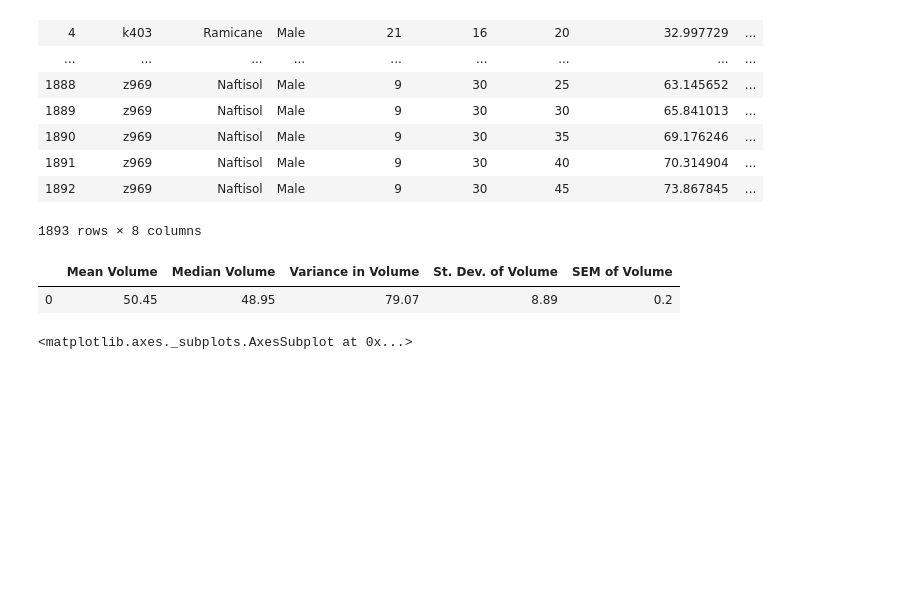
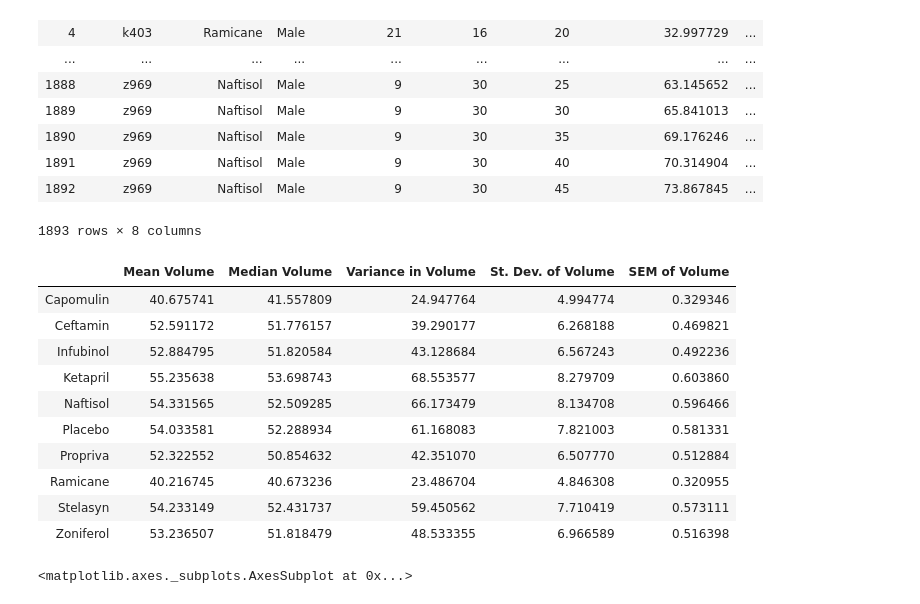
Before and after one commit to KotR9001/matplotlib-challenge, a Jupyter notebook: Pymaceuticals.ipynb, the cells around one changed output. Drawn from its saved outputs; the diff is of its cells as text; code cells hidden in the pictures; blank space fills up the shorter version.

```diff
--- a/Pymaceuticals.ipynb
+++ b/Pymaceuticals.ipynb
@@ -33,21 +33,51 @@ mouse_study_df
 # %%
 # Generate a summary statistics table of mean, median, variance, standard deviation, and SEM of the tumor volume for each regimen
 
-#Calculate the Summary Values
-tumor_vol_mean = mouse_study_df['Tumor Volume (mm3)'].mean()
-tumor_vol_median = mouse_study_df['Tumor Volume (mm3)'].median()
-tumor_vol_variance = np.var(mouse_study_df['Tumor Volume (mm3)'], ddof = 0)
-tumor_vol_std = mouse_study_df['Tumor Volume (mm3)'].std()
-tumor_vol_sem = sem(mouse_study_df['Tumor Volume (mm3)'])
+#Group By Drug Regimen
+drug_column = mouse_study_df.groupby('Drug Regimen')
+
+#Obtain the List of Drug Regimens
+drug_sort = mouse_study_df['Drug Regimen'].sort_values()
+drug_list = drug_sort.unique()
+
+#Create the Mean List
+tumor_vol_mean_list = drug_column['Tumor Volume (mm3)'].mean().unique()
+
+#Create the Median List
+tumor_vol_median_list = drug_column['Tumor Volume (mm3)'].median().unique()
+
+#Create the Variance List
+tumor_vol_variance_list = drug_column['Tumor Volume (mm3)'].var().unique()
+
+#Create the St. Dev. List
+tumor_vol_std_list = drug_column['Tumor Volume (mm3)'].std().unique()
+
+#Fill the SEM List
+tumor_vol_sem_list = drug_column['Tumor Volume (mm3)'].sem().unique()
+
 
 #Create the DataFrame
-summary_df = pd.DataFrame({'Mean Volume':[round(tumor_vol_mean,2)], 'Median Volume':[round(tumor_vol_median,2)], 'Variance in Volume':[round(tumor_vol_variance,2)], 'St. Dev. of Volume':[round(tumor_vol_std,2)], 'SEM of Volume':[round(tumor_vol_sem,2)]})
-
+summary_df = pd.DataFrame({'Mean Volume':tumor_vol_mean_list, 'Median Volume':tumor_vol_median_list, 'Variance in Volume':tumor_vol_variance_list, 'St. Dev. of Volume':tumor_vol_std_list, 'SEM of Volume':tumor_vol_sem_list}, index = drug_list)
+#Map to Round the Decimal Points
+#summary_df['Mean Volume'] = summary_df['Mean Volume'].map('{:.2f}')
+#summary_df['Median Volume'] = summary_df['Median Volume'].map('{:.2f}')
+#summary_df['Variance in Volume'] = summary_df['Variance in Volume'].map('{:.2f}')
+#summary_df['St. Dev. of Volume'] = summary_df['St. Dev. of Volume'].map('{:.2f}')
+#summary_df['SEM of Volume'] = summary_df['SEM of Volume'].map('{:.2f}')
 #Print the DataFrame
 summary_df
 # %% [output]
 |  | Mean Volume | Median Volume | Variance in Volume | St. Dev. of Volume | SEM of Volume |
-| 0 | 50.45 | 48.95 | 79.07 | 8.89 | 0.2 |
+| Capomulin | 40.675741 | 41.557809 | 24.947764 | 4.994774 | 0.329346 |
+| Ceftamin | 52.591172 | 51.776157 | 39.290177 | 6.268188 | 0.469821 |
+| Infubinol | 52.884795 | 51.820584 | 43.128684 | 6.567243 | 0.492236 |
+| Ketapril | 55.235638 | 53.698743 | 68.553577 | 8.279709 | 0.603860 |
+| Naftisol | 54.331565 | 52.509285 | 66.173479 | 8.134708 | 0.596466 |
+| Placebo | 54.033581 | 52.288934 | 61.168083 | 7.821003 | 0.581331 |
+| Propriva | 52.322552 | 50.854632 | 42.351070 | 6.507770 | 0.512884 |
+| Ramicane | 40.216745 | 40.673236 | 23.486704 | 4.846308 | 0.320955 |
+| Stelasyn | 54.233149 | 52.431737 | 59.450562 | 7.710419 | 0.573111 |
+| Zoniferol | 53.236507 | 51.818479 | 48.533355 | 6.966589 | 0.516398 |
 # %%
 # Generate a bar plot showing number of data points for each treatment regimen using pandas
 
```
Also changed, not shown: parts of 1 cell of this notebook.
